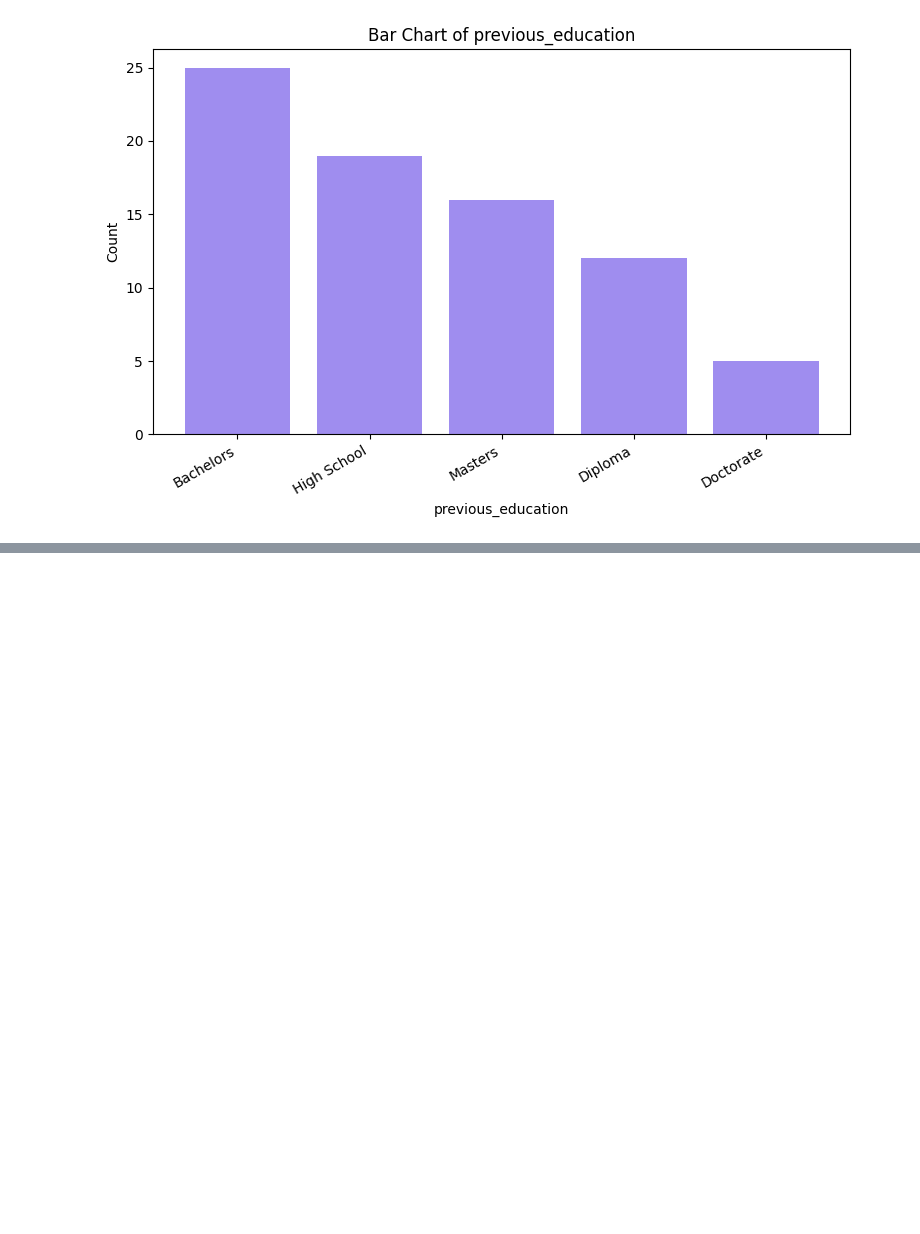
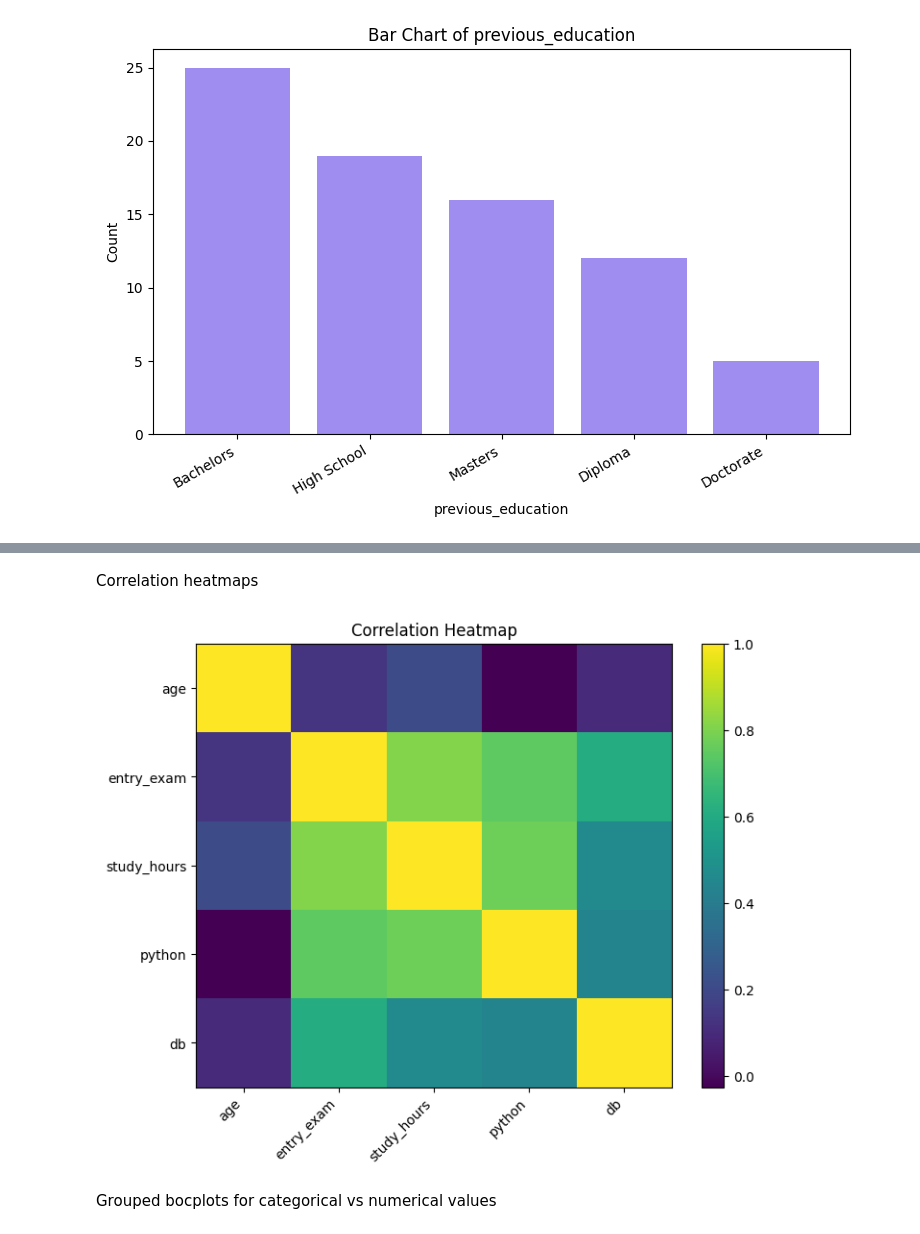
Before and after one commit to DiffelVIA/bi_intro_data_preparing, a Jupyter notebook: bi_intro_data_preparing.ipynb, the cells around one changed output, grey strips where cells are left out. Drawn from its saved outputs; the diff is of its cells as text; code cells hidden in the pictures; blank space fills up the shorter version.

```diff
--- a/bi_intro_data_preparing.ipynb
+++ b/bi_intro_data_preparing.ipynb
@@ -336,0 +359,18 @@ for col in categorical_cols:
+# %% [markdown]
+Correlation heatmaps
+# %%
+corr = df[numeric_cols].corr()
+fig = plt.figure(figsize=(8,6))
+ax = plt.gca()
+cax = ax.imshow(corr.values, aspect='auto')
+ax.set_xticks(range(len(numeric_cols)))
+ax.set_yticks(range(len(numeric_cols)))
+ax.set_xticklabels(numeric_cols, rotation=45, ha='right')
+ax.set_yticklabels(numeric_cols)
+plt.title('Correlation Heatmap')
+fig.colorbar(cax)
+plt.show()
+# %% [output]
+[figure, added]
+# %% [markdown]
+Grouped bocplots for categorical vs numerical values
```
Also changed, not shown: parts of 4 cells of this notebook.
